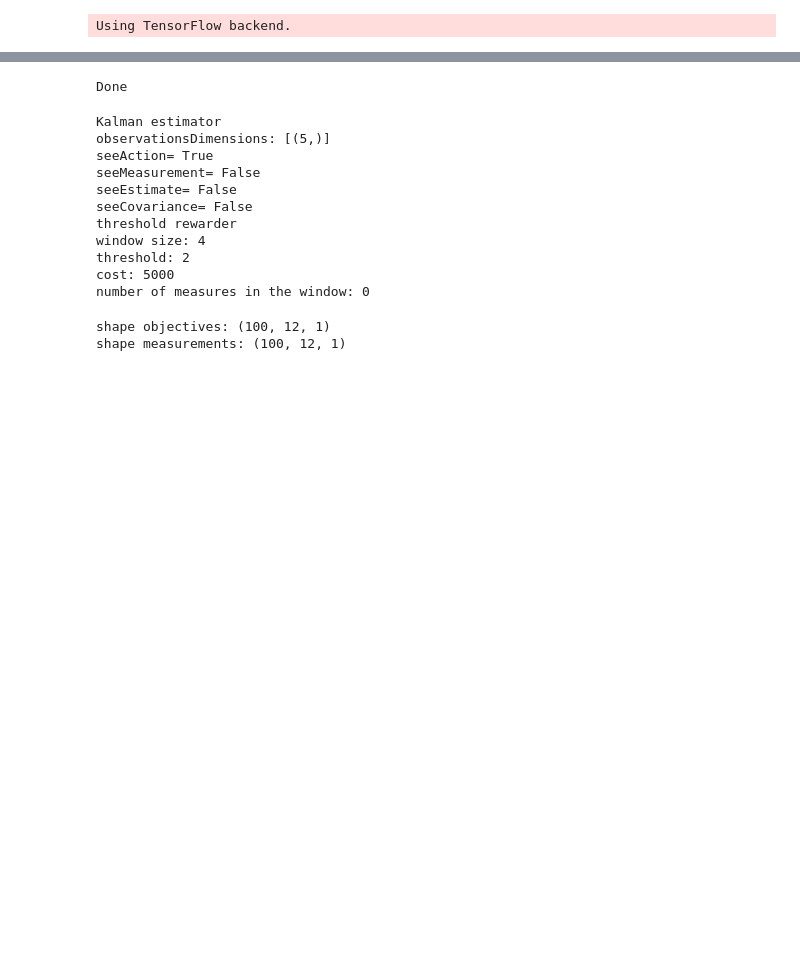
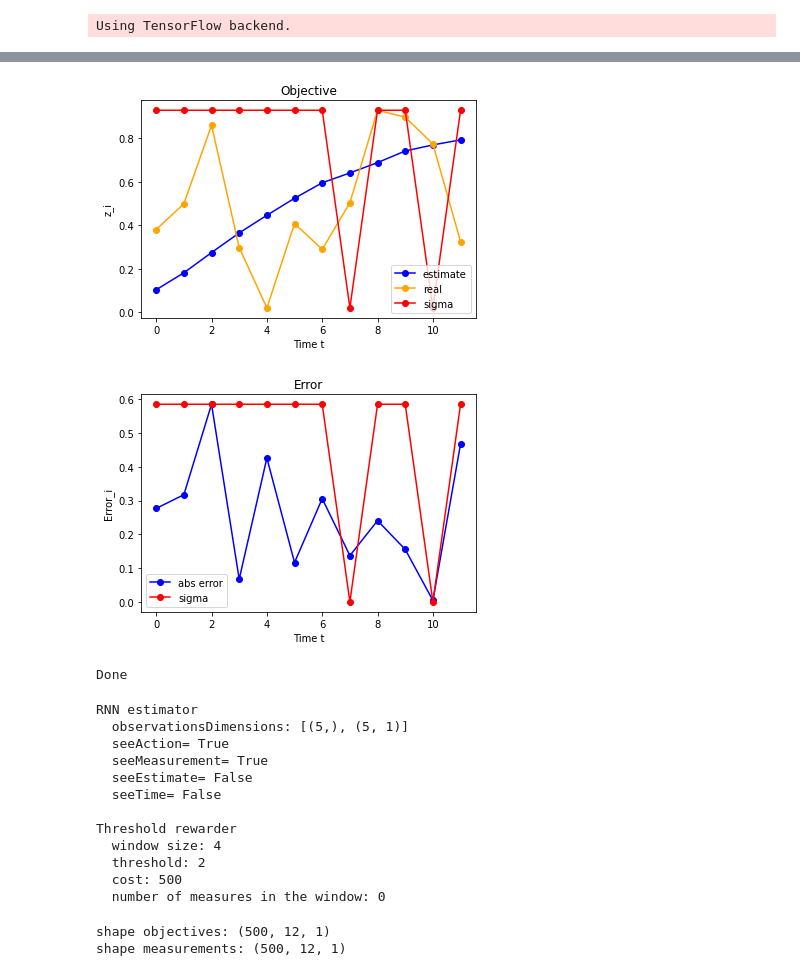
Before and after one commit to aaspeel/optiMeasRL, a Jupyter notebook: RL.ipynb, the cells around one changed output, grey strips where cells are left out. Cells and saved outputs as stored; diff of their text form; code cells hidden in the pictures; blank space fills up the shorter version.

```diff
--- a/RL.ipynb
+++ b/RL.ipynb
@@ -60,40 +79,44 @@ Done
 # %%
 if estimatorType=='rnn':
     idx_sample=0
     estimates_trainRNN=model.predict(measurements_corrupted_trainRNN[idx_sample:(idx_sample+1),:,:])
-    plotErrors(objectives_trainRNN, estimates_trainRNN, sigmas_trainRNN,idx_sample=idx_sample)
+    plotExperiment(objectives_trainRNN, estimates_trainRNN, sigmas_trainRNN,idx_sample=idx_sample)
 print('Done')
 # %% [output]
+[figure, added]
+[figure, added]
 Done
 # %%
 # construct estimator
 if estimatorType=='rnn':
-    estimator=RnnEstimator(model,generatorType,seeAction=seeAction,seeMeasurement=seeMeasurement,seeEstimate=seeEstimate)
+    estimator=RnnEstimator(model,generatorType,seeAction=seeAction,seeMeasurement=seeMeasurement,seeEstimate=seeEstimate,seeTime=seeTime)
 elif estimatorType=='kalman':
-    estimator=KalmanEstimator(seeAction=seeAction,seeMeasurement=seeMeasurement,seeEstimate=seeEstimate)
+    estimator=KalmanEstimator(seeAction=seeAction,seeMeasurement=seeMeasurement,seeEstimate=seeEstimate,seeTime=seeTime)
 else:
     print('ERROR: no valid estimatorType')
 
 estimator.summarize()
+print()
 
 # contruct rewarder
-rewarder=ThresholdRewarder(threshold=2, cost=5000, windowSize=4)
+rewarder=ThresholdRewarder(threshold=2, cost=500, windowSize=4)
 rewarder.summarize()
 # %% [output]
-Kalman estimator
-observationsDimensions: [(5,)]
-seeAction= True
-seeMeasurement= False
-seeEstimate= False
-seeCovariance= False
-threshold rewarder
-window size: 4
-threshold: 2
-cost: 5000
-number of measures in the window: 0
+RNN estimator
+  observationsDimensions: [(5,), (5, 1)]
+  seeAction= True
+  seeMeasurement= True
+  seeEstimate= False
+  seeTime= False
+
+Threshold rewarder
+  window size: 4
+  threshold: 2
+  cost: 500
+  number of measures in the window: 0
 # %%
 # generate sequences for training the agent
-numberSamples_trainAgent=100
+numberSamples_trainAgent=500
 T_trainAgent=T
 
 (objectives_trainAgent,measurements_trainAgent)=estimator.generateSequence(T_trainAgent,numberSamples=numberSamples_trainAgent)
@@ -101,8 +124,8 @@ T_trainAgent=T
 print('shape objectives:',np.shape(objectives_trainAgent))
 print('shape measurements:',np.shape(measurements_trainAgent))
 # %% [output]
-shape objectives: (100, 12, 1)
-shape measurements: (100, 12, 1)
+shape objectives: (500, 12, 1)
+shape measurements: (500, 12, 1)
 # %%
 # construct agent
 agent=constructAgent(estimator,rewarder,objectives_trainAgent,measurements_trainAgent)
```
Also changed, not shown: parts of 8 cells of this notebook, 6 other files.
